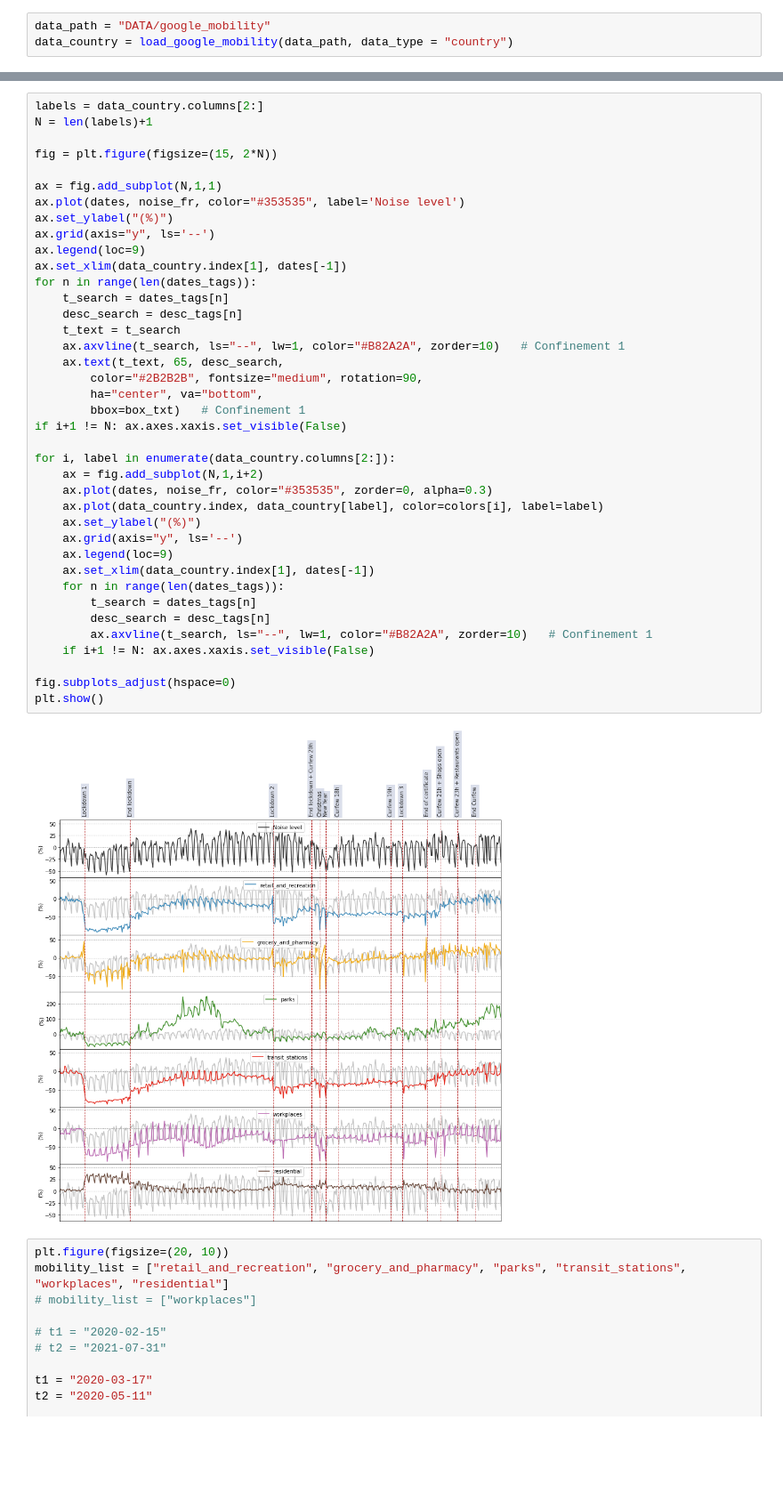
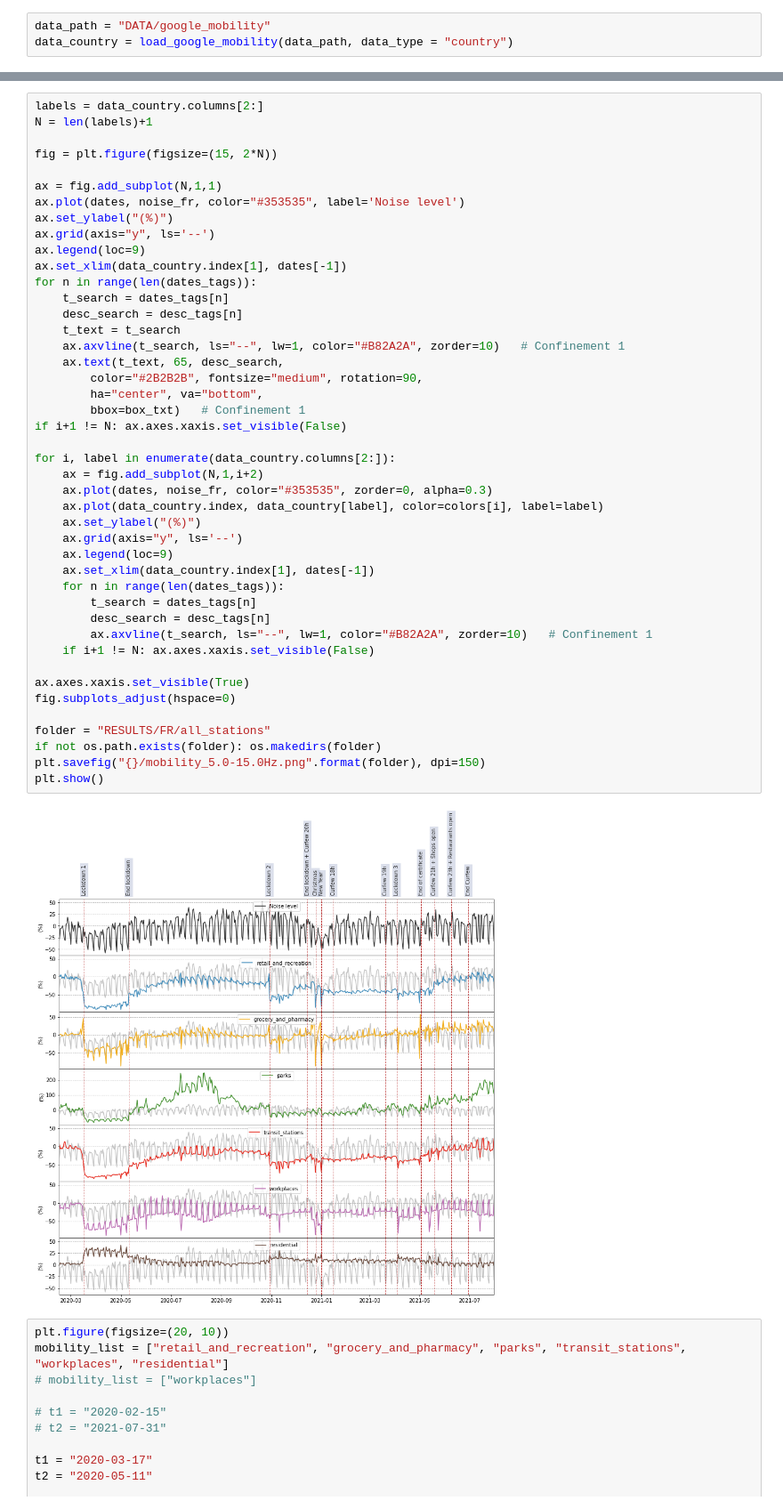
Before and after one commit to FlavienMattern/seismic-noise, a Jupyter notebook: fr_noise_mobility.ipynb, the cells around one changed output, grey strips where cells are left out. Shown at 89% size. Saved outputs shown, nothing was run; the diff lists cells and outputs as text; blank space fills up the shorter version.

```diff
--- a/fr_noise_mobility.ipynb
+++ b/fr_noise_mobility.ipynb
@@ -262,34 +262,39 @@ ax.grid(axis="y", ls='--')
 ax.legend(loc=9)
 ax.set_xlim(data_country.index[1], dates[-1])
 for n in range(len(dates_tags)):
     t_search = dates_tags[n]
     desc_search = desc_tags[n]
     t_text = t_search
     ax.axvline(t_search, ls="--", lw=1, color="#B82A2A", zorder=10)   # Confinement 1
     ax.text(t_text, 65, desc_search,
         color="#2B2B2B", fontsize="medium", rotation=90,
         ha="center", va="bottom",
         bbox=box_txt)   # Confinement 1
 if i+1 != N: ax.axes.xaxis.set_visible(False)
 
 for i, label in enumerate(data_country.columns[2:]):
     ax = fig.add_subplot(N,1,i+2)
     ax.plot(dates, noise_fr, color="#353535", zorder=0, alpha=0.3)
     ax.plot(data_country.index, data_country[label], color=colors[i], label=label)
     ax.set_ylabel("(%)")
     ax.grid(axis="y", ls='--')
     ax.legend(loc=9)
     ax.set_xlim(data_country.index[1], dates[-1])
     for n in range(len(dates_tags)):
         t_search = dates_tags[n]
         desc_search = desc_tags[n]
         ax.axvline(t_search, ls="--", lw=1, color="#B82A2A", zorder=10)   # Confinement 1
     if i+1 != N: ax.axes.xaxis.set_visible(False)
 
+ax.axes.xaxis.set_visible(True)
 fig.subplots_adjust(hspace=0)
+
+folder = "RESULTS/FR/all_stations"
+if not os.path.exists(folder): os.makedirs(folder)
+plt.savefig("{}/mobility_5.0-15.0Hz.png".format(folder), dpi=150)
 plt.show()
 # %% [output]
-[figure, old version]
+[figure, new version]
 # %%
 plt.figure(figsize=(20, 10))
 mobility_list = ["retail_and_recreation", "grocery_and_pharmacy", "parks", "transit_stations", "workplaces", "residential"]
```
Also changed, not shown: parts of 1 cell of this notebook.
